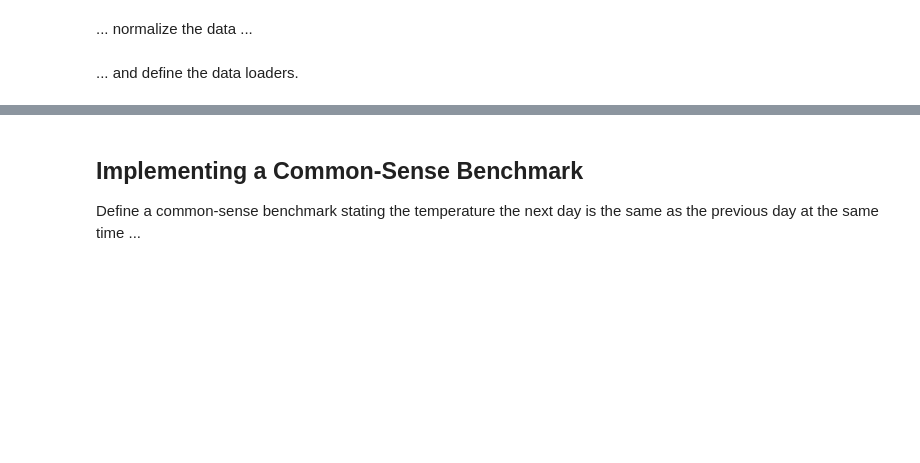
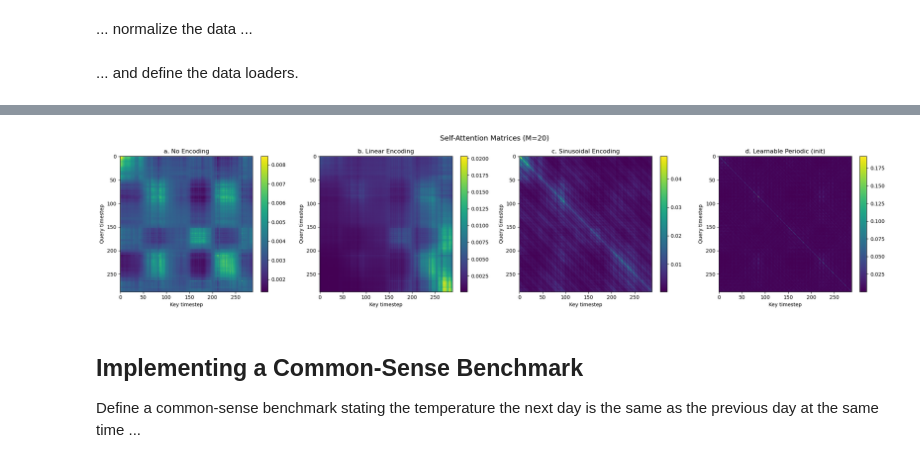
Before and after one commit to Jacob-sandstrom/TIF360_Advanced-machine-learning-with-neural-networks, a Jupyter notebook: HW4/Q2.ipynb, the cells around one changed output, grey strips where cells are left out. Cells and saved outputs as stored; diff of their text form; code cells hidden in the pictures; blank space fills up the shorter version.

```diff
--- a/HW4/Q2.ipynb
+++ b/HW4/Q2.ipynb
@@ -186,0 +196,94 @@ val_loader = DataLoader(val_dataset, batch_size=32, shuffle=False)
+# %%
+
+
+# Apply to one batch for visualization
+
+# embedded = embedding_proj(sample_batch)  # (1, 288, M)
+embedded = embedding_layer(sample_batch)  # (1, 288, M)
+
+print(embedded[0][0])
+
+# a
+x_no_enc = embedded  # shape: (1, L, M), no positional info added
+# x_no_enc = torch.softmax(x_no_enc, dim=-1)
+
+# b
+L = embedded.shape[1]  # sequence length = 288
+
+# PE(i) = i/L, shape: (1, L, 1) → broadcast to (1, L, M)
+pe_linear = (torch.arange(L).float() / L).unsqueeze(0).unsqueeze(-1)  # (1, L, 1)
+x_linear_enc = embedded + pe_linear  # adds i/L to every dimension
+# x_linear_enc = torch.softmax(x_linear_enc, dim=-1)
+
+def get_attention_matrix(x):
+    with torch.no_grad():
+        scores = torch.matmul(x, x.transpose(-2, -1)) / np.sqrt(x.shape[2])  # (batch, seq_len, seq_len)
+        attM = torch.softmax(scores, dim=-1)
+        return attM
+
+def sinusoidal_pe(L, d_m):
+    """
+    Returns positional encoding of shape (1, L, d_m).
+    PE(i, j) = sin(i / 10000^(j/d_m))  for j even
+    PE(i, j) = cos(i / 10000^(j/d_m))  for j odd
+    """
+    pe = torch.zeros(L, d_m)
+    positions = torch.arange(L).float().unsqueeze(1)          # (L, 1)
+    dims = torch.arange(0, d_m, 2).float()                    # even indices only
+    div_term = 10000 ** (dims / d_m)                          # (d_m/2,)
+
+    pe[:, 0::2] = torch.sin(positions / div_term)             # even dims → sin
+    pe[:, 1::2] = torch.cos(positions / div_term)             # odd dims  → cos
+
+    return pe.unsqueeze(0)  # (1, L, d_m)
+
+d_m = M
+pe_sinusoidal = sinusoidal_pe(L, d_m)              # (1, L, M)
+x_sinusoidal_enc = embedded + pe_sinusoidal      # (1, L, M)
+# x_sinusoidal_enc = torch.softmax(x_sinusoidal_enc, dim=-1)
+
+class LearnablePeriodicPE(nn.Module):
+    def __init__(self, L, d_m):
+        super().__init__()
+        # Random initial frequencies, one per embedding dimension pair
+        # Shape: (d_m,) — one frequency per dimension
+        self.frequencies = nn.Parameter(torch.rand(d_m) * 2 * torch.pi)
+
+    def forward(self, L, d_m):
+        """Returns positional encoding of shape (1, L, d_m)."""
+        positions = torch.arange(L).float().unsqueeze(1)   # (L, 1)
+        freqs = self.frequencies.unsqueeze(0)              # (1, d_m)
+
+        # Apply sin to even dims, cos to odd dims — same structure as (c)
+        # but frequencies are learned rather than fixed
+        pe = torch.zeros(L, d_m)
+        pe[:, 0::2] = torch.sin(positions * freqs[:, 0::2])
+        pe[:, 1::2] = torch.cos(positions * freqs[:, 1::2])
+
+        return pe.unsqueeze(0)  # (1, L, d_m)
+
+learnable_pe_module = LearnablePeriodicPE(L, M)
+pe_learnable = learnable_pe_module(L, M)          # (1, L, M)
+x_learnable_enc = embedded + pe_learnable         # (1, L, M)
+# x_learnable_enc = torch.softmax(x_learnable_enc, dim=-1)
+
+configs = [
+    (x_no_enc,         "a. No Encoding"),
+    (x_linear_enc,     "b. Linear Encoding"),
+    (x_sinusoidal_enc, "c. Sinusoidal Encoding"),
+    (x_learnable_enc,  "d. Learnable Periodic (init)"),
+]
+
+fig, axes = plt.subplots(1, 4, figsize=(22, 5))
+for ax, (x, title) in zip(axes, configs):
+    mat = get_attention_matrix(x).squeeze()
+    im = ax.imshow(mat, cmap="viridis", aspect="auto")
+    ax.set_title(title, fontsize=12)
+    ax.set_xlabel("Key timestep")
+    ax.set_ylabel("Query timestep")
+    plt.colorbar(im, ax=ax)
+
+plt.suptitle(f"Self-Attention Matrices (M={M})", fontsize=14)
+plt.tight_layout()
+plt.show()
+# %% [output]
@@ -187,3 +293,4 @@ val_loader = DataLoader(val_dataset, batch_size=32, shuffle=False)
+[figure, added]
 # %% [markdown]
 ## Implementing a Common-Sense Benchmark
 
```
Also changed, not shown: parts of 19 cells of this notebook, 2 other files.
